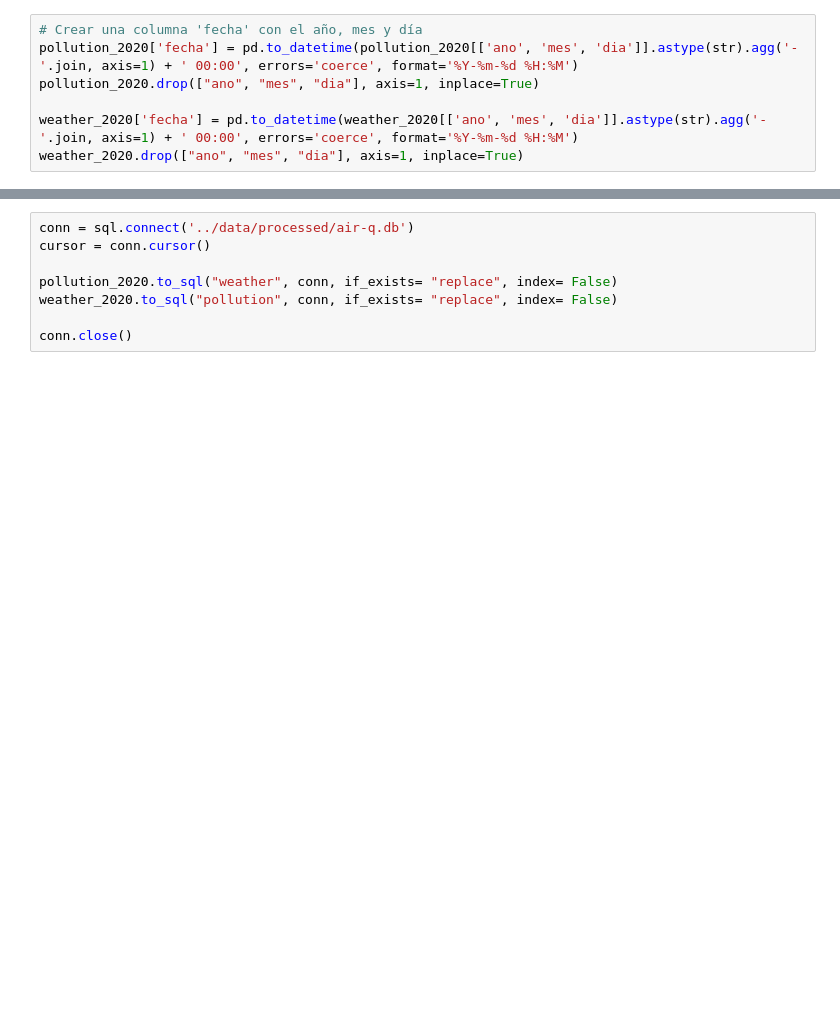
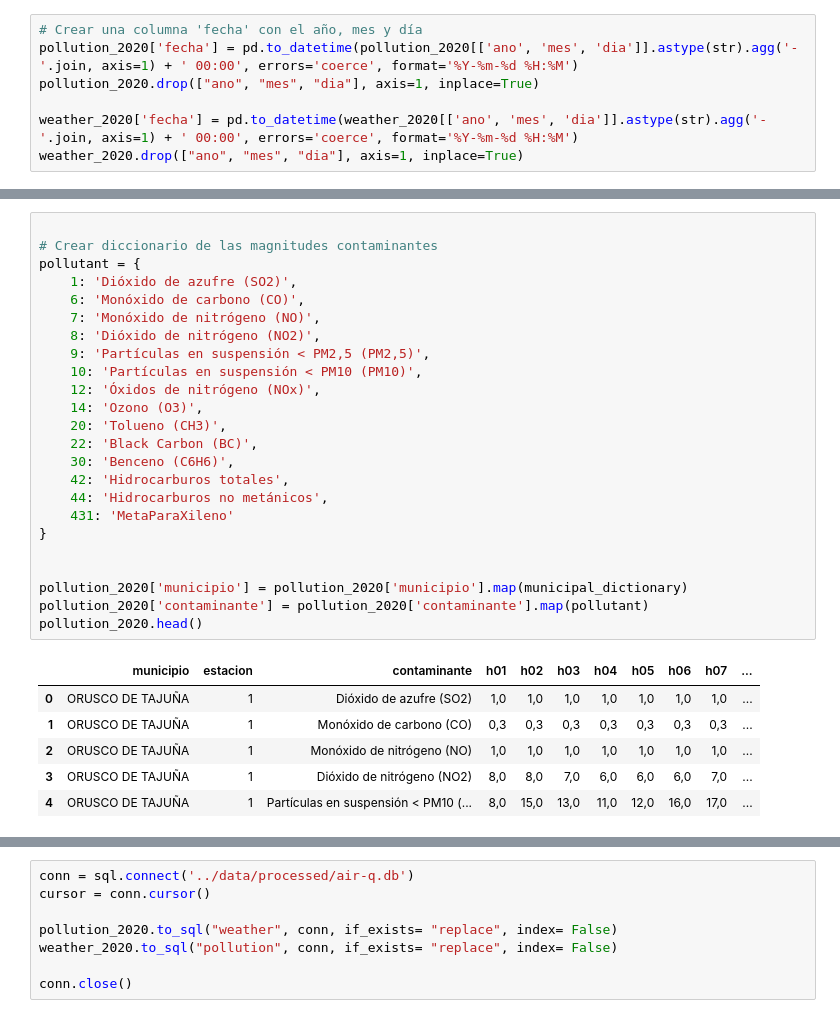
Before and after one commit to Yakondra/Final-project-air-quality, a Jupyter notebook: src/air_quality_2.ipynb, the cells around one changed output, grey strips where cells are left out. Drawn from its saved outputs; the diff is of its cells as text; blank space fills up the shorter version.

```diff
--- a/src/air_quality_2.ipynb
+++ b/src/air_quality_2.ipynb
@@ -47,0 +77,31 @@ weather_2020.drop(["ano", "mes", "dia"], axis=1, inplace=True)
+# %%
+
+# Crear diccionario de las magnitudes contaminantes
+pollutant = {
+    1: 'Dióxido de azufre (SO2)',
+    6: 'Monóxido de carbono (CO)',
+    7: 'Monóxido de nitrógeno (NO)',
+    8: 'Dióxido de nitrógeno (NO2)',
+    9: 'Partículas en suspensión < PM2,5 (PM2,5)',
+    10: 'Partículas en suspensión < PM10 (PM10)',
+    12: 'Óxidos de nitrógeno (NOx)',
+    14: 'Ozono (O3)',
+    20: 'Tolueno (CH3)',
+    22: 'Black Carbon (BC)',
+    30: 'Benceno (C6H6)',
+    42: 'Hidrocarburos totales',
+    44: 'Hidrocarburos no metánicos',
+    431: 'MetaParaXileno'
+}
+
+
+pollution_2020['municipio'] = pollution_2020['municipio'].map(municipal_dictionary)
+pollution_2020['contaminante'] = pollution_2020['contaminante'].map(pollutant)
+pollution_2020.head()
+# %% [output]
+|  | municipio | estacion | contaminante | h01 | h02 | h03 | h04 | h05 | h06 | h07 | ... |
+| 0 | ORUSCO DE TAJUÑA | 1 | Dióxido de azufre (SO2) | 1,0 | 1,0 | 1,0 | 1,0 | 1,0 | 1,0 | 1,0 | ... |
+| 1 | ORUSCO DE TAJUÑA | 1 | Monóxido de carbono (CO) | 0,3 | 0,3 | 0,3 | 0,3 | 0,3 | 0,3 | 0,3 | ... |
+| 2 | ORUSCO DE TAJUÑA | 1 | Monóxido de nitrógeno (NO) | 1,0 | 1,0 | 1,0 | 1,0 | 1,0 | 1,0 | 1,0 | ... |
+| 3 | ORUSCO DE TAJUÑA | 1 | Dióxido de nitrógeno (NO2) | 8,0 | 8,0 | 7,0 | 6,0 | 6,0 | 6,0 | 7,0 | ... |
+| 4 | ORUSCO DE TAJUÑA | 1 | Partículas en suspensión < PM10 (... | 8,0 | 15,0 | 13,0 | 11,0 | 12,0 | 16,0 | 17,0 | ... |
```
Also changed, not shown: parts of 17 cells of this notebook, 1 other file.
